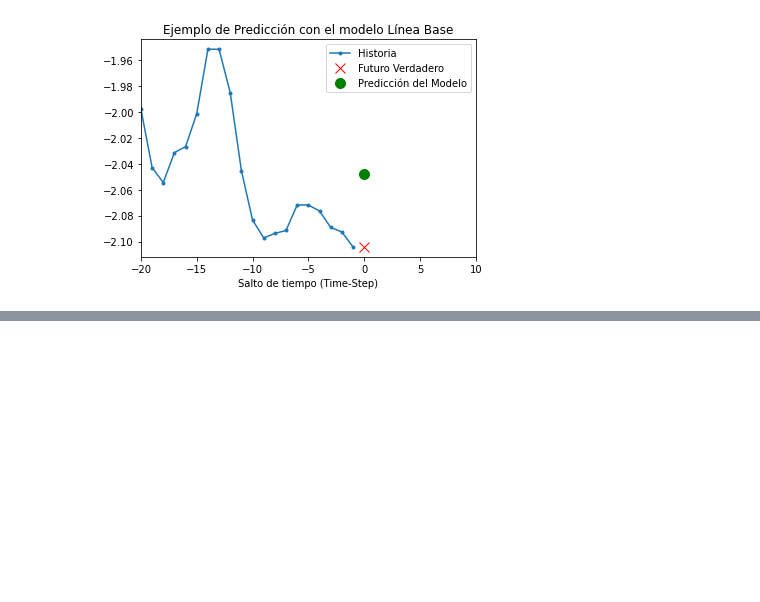
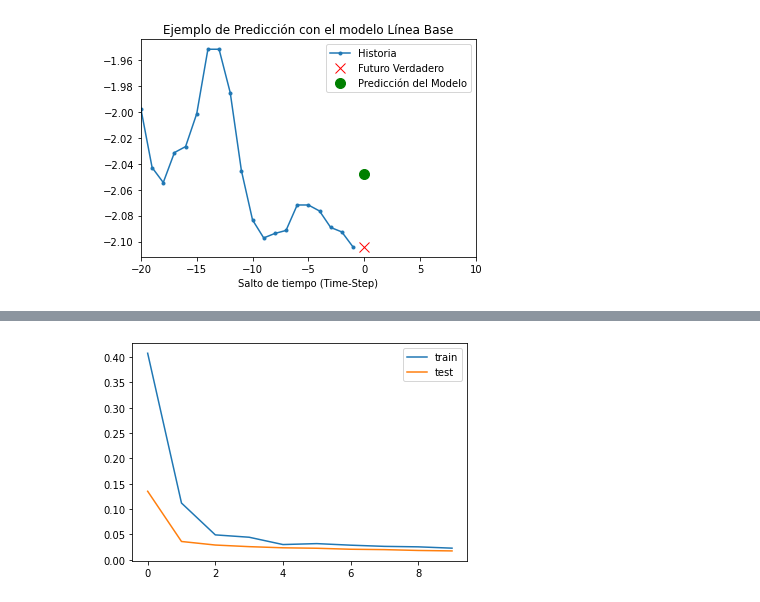
Before and after one commit to dabarbosa10/UN_AI, a Jupyter notebook: Week6/TimeSeries.ipynb, the cells around one changed output, grey strips where cells are left out. Drawn from its saved outputs; the diff is of its cells as text; code cells hidden in the pictures; blank space fills up the shorter version.

```diff
--- a/Week6/TimeSeries.ipynb
+++ b/Week6/TimeSeries.ipynb
@@ -180,3 +180,9 @@ train_univariate = train_univariate.cache().shuffle(BUFFER_SIZE).batch(BATCH_SIZ
 
 val_univariate = tf.data.Dataset.from_tensor_slices((x_val_uni, y_val_uni))
 val_univariate = val_univariate.batch(BATCH_SIZE).repeat()
+# %%
+simple_lstm_model = tf.keras.models.Sequential()
+simple_lstm_model.add(tf.keras.layers.LSTM(8, input_shape=x_train_uni.shape[-2:]))
+simple_lstm_model.add(tf.keras.layers.Dense(1))
+# %%
+simple_lstm_model.compile(optimizer='adam', loss='mae')
@@ -182,0 +204,7 @@ val_univariate = val_univariate.batch(BATCH_SIZE).repeat()
+# %%
+EVALUATION_INTERVAL = 200
+EPOCHS = 10
+
+history = simple_lstm_model.fit(train_univariate, epochs=EPOCHS,
+                      steps_per_epoch=EVALUATION_INTERVAL,
+                      validation_data=val_univariate, validation_steps=50)
@@ -182,0 +232,6 @@ val_univariate = val_univariate.batch(BATCH_SIZE).repeat()
+# %%
+plt.plot(history.history['loss'], label='train')
+plt.plot(history.history['val_loss'], label='test')
+plt.legend();
+# %% [output]
+[figure, added]
```
Also changed, not shown: parts of 26 cells of this notebook.
